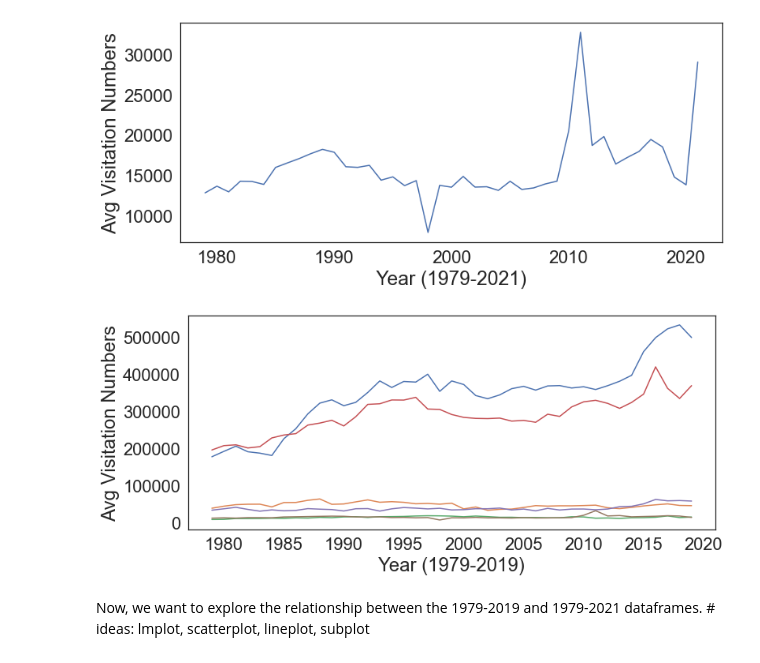
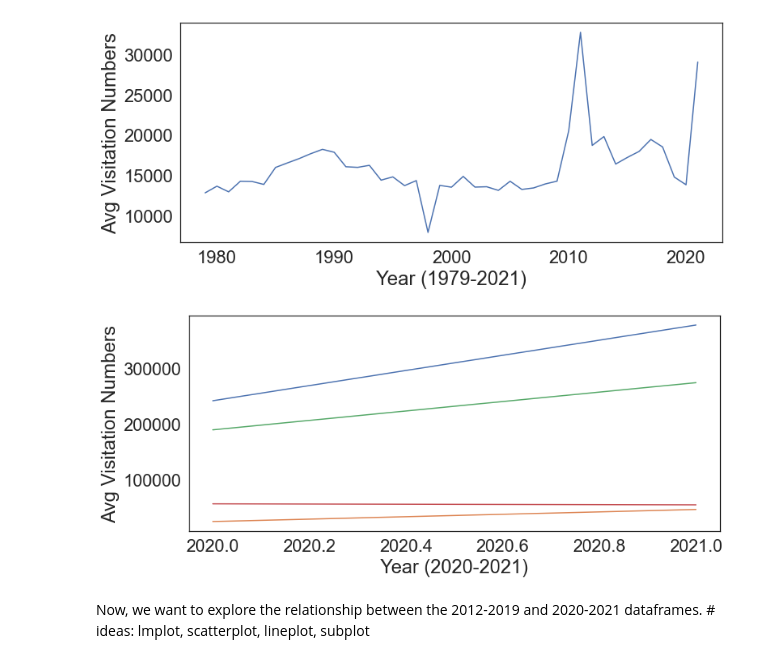
Before and after one commit to mqdhilla/COGS108_Repo, a Jupyter notebook: EDACheckpointGroup043-Wi22.ipynb, the cells around one changed output. Saved outputs shown, nothing was run; the diff lists cells and outputs as text; code cells hidden in the pictures.

Commit message:
filtered NYT by county, removed GUMO & PINN, edited plots

```diff
--- a/EDACheckpointGroup043-Wi22.ipynb
+++ b/EDACheckpointGroup043-Wi22.ipynb
@@ -373,5 +404,5 @@ def yearly_avg(dframe, NP_name):
     return dframe
 
 # store NP names into a list named NPs
-NPs = ['GRCA', 'MEVE', 'GUMO', 'YOSE', 'CRLA', 'PINN']
+NPs = ['GRCA', 'MEVE', 'YOSE', 'CRLA']
 # %%
@@ -425,0 +465,6 @@ plt.show()
+# %%
+# filter out data before 2020
+df_GRCA_20_21 = df_GRCA[df_GRCA['Year'] > 2019]
+df_MEVE_20_21 = df_MEVE[df_MEVE['Year'] > 2019]
+df_YOSE_20_21 = df_YOSE[df_YOSE['Year'] > 2019]
+df_CRLA_20_21 = df_CRLA[df_CRLA['Year'] > 2019]
@@ -425,0 +476,6 @@ plt.show()
+# %%
+# apply the yearly_avg function from earlier
+df_GRCA_20_21 = yearly_avg(df_GRCA_20_21, NPs[0])
+df_MEVE_20_21 = yearly_avg(df_MEVE_20_21, NPs[1])
+df_YOSE_20_21 = yearly_avg(df_YOSE_20_21, NPs[2])
+df_CRLA_20_21 = yearly_avg(df_CRLA_20_21, NPs[3])
@@ -532,18 +522,16 @@ plt.show()
 # %% [output]
 [figure]
 # %%
-plt.plot('Year', 'GRCA Yearly Average Visitation Numbers', data=df_GRCA_79_19)
-plt.plot('Year', 'MEVE Yearly Average Visitation Numbers', data=df_MEVE_79_19)
-plt.plot('Year', 'GUMO Yearly Average Visitation Numbers', data=df_GUMO_79_19)
-plt.plot('Year', 'YOSE Yearly Average Visitation Numbers', data=df_YOSE_79_19)
-plt.plot('Year', 'CRLA Yearly Average Visitation Numbers', data=df_CRLA_79_19)
-plt.plot('Year', 'PINN Yearly Average Visitation Numbers', data=df_PINN_79_19)
-plt.xlabel('Year (1979-2019)')
+plt.plot('Year', 'GRCA Yearly Average Visitation Numbers', data=df_GRCA_20_21)
+plt.plot('Year', 'MEVE Yearly Average Visitation Numbers', data=df_MEVE_20_21)
+plt.plot('Year', 'YOSE Yearly Average Visitation Numbers', data=df_YOSE_20_21)
+plt.plot('Year', 'CRLA Yearly Average Visitation Numbers', data=df_CRLA_20_21)
+plt.xlabel('Year (2020-2021)')
 plt.ylabel('Avg Visitation Numbers')
 plt.show()
 # %% [output]
-[figure, old version]
+[figure, new version]
 # %% [markdown]
-Now, we want to explore the relationship between the 1979-2019 and 1979-2021 dataframes. # ideas: lmplot, scatterplot, lineplot, subplot
+Now, we want to explore the relationship between the 2012-2019 and 2020-2021 dataframes. # ideas: lmplot, scatterplot, lineplot, subplot
 # %%
 # NOTE : possibly merge the dataframes by time periods (i.e. 1979-2019 and 1979-2021)
```
Also changed, not shown: parts of 44 cells of this notebook.
